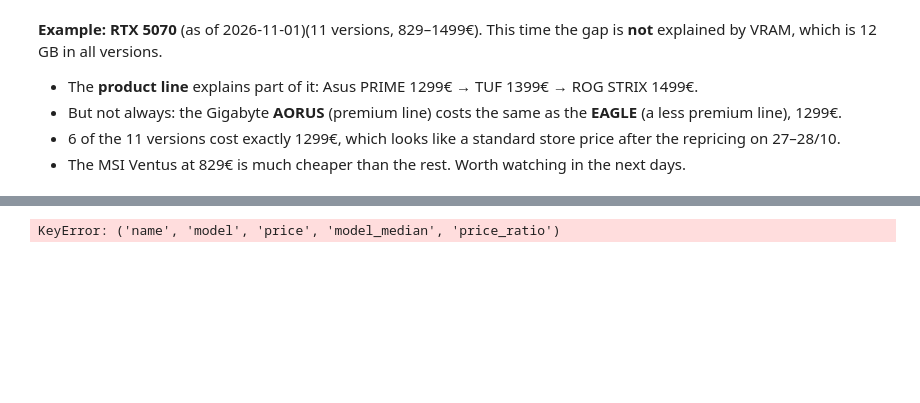
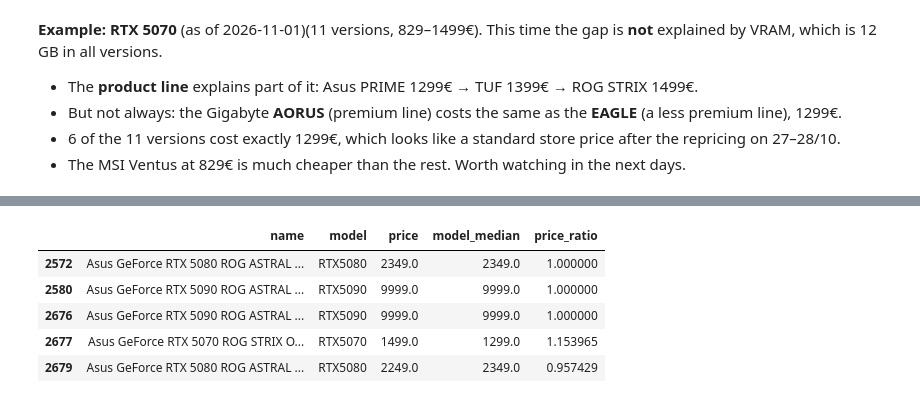
Before and after one commit to odysmpasias/gpu-price-tracker, a Jupyter notebook: notebooks/02_eda.ipynb, the cells around one changed output, grey strips where cells are left out. Saved outputs shown, nothing was run; the diff lists cells and outputs as text; code cells hidden in the pictures; blank space fills up the shorter version.

Commit message:
Add product line findings to EDA

```diff
--- a/notebooks/02_eda.ipynb
+++ b/notebooks/02_eda.ipynb
@@ -487,5 +487,10 @@ price_table         DataFrame    Shape: (22, 46)
 prices_per_card     Series       Shape: (143,)
 # %%
-latest_comparable[latest_comparable["line"] == "ROG"]["name", "model", "price", "model_median", "price_ratio"]
+latest_comparable[latest_comparable["line"] == "ROG"][["name", "model", "price", "model_median", "price_ratio"]]
 # %% [output]
-KeyError: ('name', 'model', 'price', 'model_median', 'price_ratio')
+|  | name | model | price | model_median | price_ratio |
+| 2572 | Asus GeForce RTX 5080 ROG ASTRAL ... | RTX5080 | 2349.0 | 2349.0 | 1.000000 |
+| 2580 | Asus GeForce RTX 5090 ROG ASTRAL ... | RTX5090 | 9999.0 | 9999.0 | 1.000000 |
+| 2676 | Asus GeForce RTX 5090 ROG ASTRAL ... | RTX5090 | 9999.0 | 9999.0 | 1.000000 |
+| 2677 | Asus GeForce RTX 5070 ROG STRIX O... | RTX5070 | 1499.0 | 1299.0 | 1.153965 |
+| 2679 | Asus GeForce RTX 5080 ROG ASTRAL ... | RTX5080 | 2249.0 | 2349.0 | 0.957429 |
```
Also changed, not shown: parts of 25 cells of this notebook.
